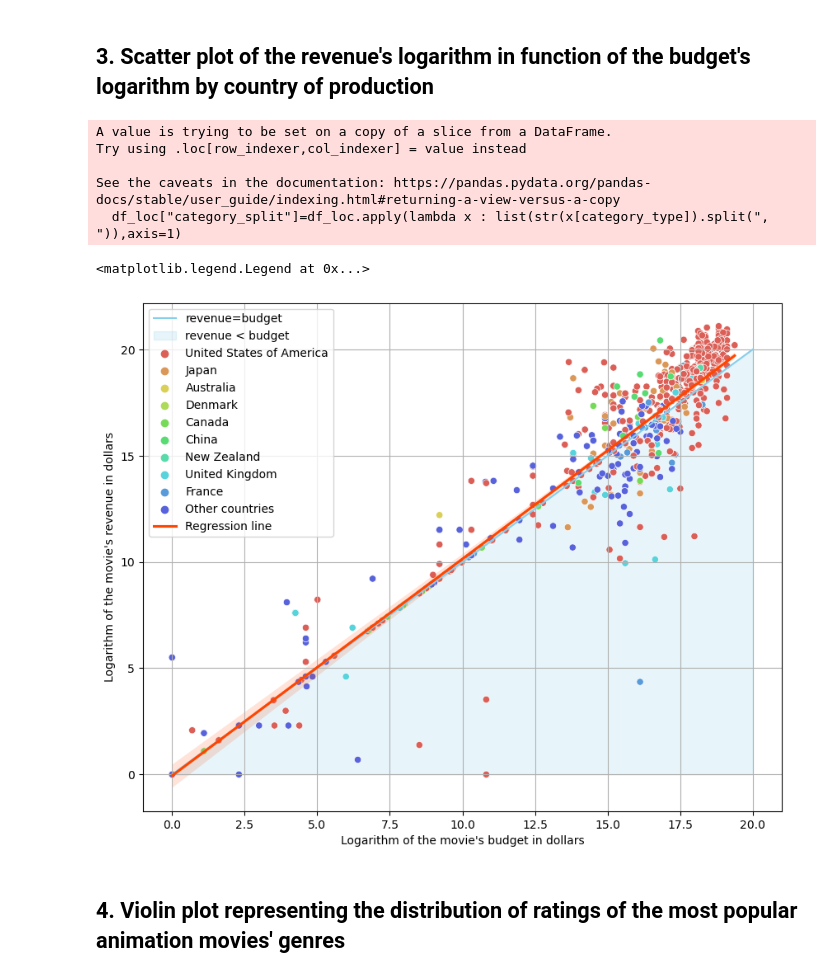
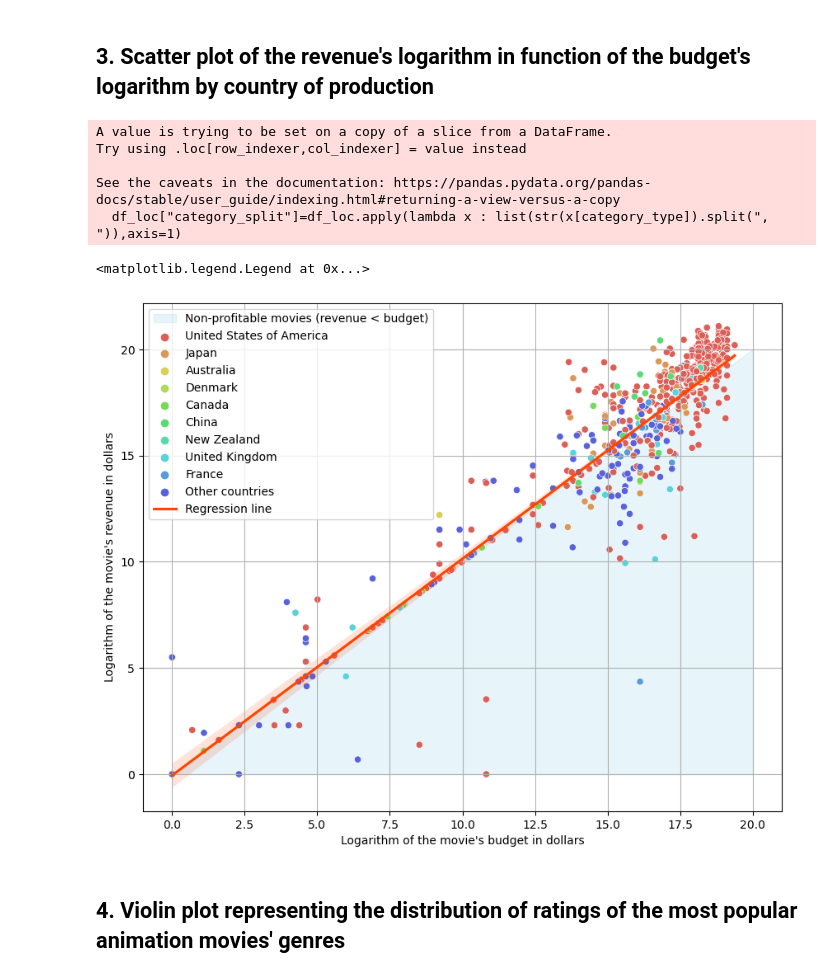
Before and after one commit to raphaelperot/C_task_CS5346, a Jupyter notebook: Task_C.ipynb, the cells around one changed output. Saved outputs shown, nothing was run; the diff lists cells and outputs as text; code cells hidden in the pictures.

```diff
--- a/Task_C.ipynb
+++ b/Task_C.ipynb
@@ -16,7 +16,7 @@ plt.figure(figsize=(8, 8))
 metric_top="revenue"
 metric_y="runtime"
 category_type="production_countries" #"spoken_languages"
-nb_countries=10
+nb_countries=8
 
 df_loc=df[(df["revenue"]!=0)&(df["runtime"]!=0)]
 df_loc["category_split"]=df_loc.apply(lambda x : list(str(x[category_type]).split(", ")),axis=1)
@@ -53,7 +53,7 @@ plt.figure(figsize=(8, 8))
 metric_top="revenue"
 metric_y="runtime"
 category_type="spoken_languages"
-nb_countries=10
+nb_countries=8
 
 df_loc=df[(df["revenue"]!=0)&(df["runtime"]!=0)]
 df_loc["category_split"]=df_loc.apply(lambda x : list(str(x[category_type]).split(", ")),axis=1)
@@ -68,7 +68,7 @@ def aux (country):
     if country in list_top_countries:
         return(country)
     else:
-        return("Other countries")
+        return("Other languages")
 
 df_loc["simplified_language"]=df_loc["category_split"].apply(aux)
 ax =sns.boxplot(x="simplified_language", y=metric_y, data=df_loc,palette=sns.color_palette("hls",n_colors=nb_countries),showfliers=False)
@@ -104,36 +104,36 @@ def aux (country):
     if country in list_top_countries:
         return(country)
     else:
         return("Other countries")
 
 df_loc["simplified_country"]=df_loc["category_split"].apply(aux)
 df_loc=df_loc[df_loc["simplified_country"]!="nan"]
 df_log=df_loc.copy()
 df_log["budget"]=df_log["budget"].apply(np.log)
 df_log["revenue"]=df_log["revenue"].apply(np.log)
 plt.figure(figsize=(10,8))
 x = np.linspace(0, 20, 100)
 y = x
 ## 2. Boxplot representing the distribution of animation movies' durations in minutes by their original language
 # Plot the function
-plt.plot(x, y, label='revenue=budget',c="skyblue")
-plt.fill_between(x,  y, color='skyblue', alpha=0.2, label='revenue < budget')
+# plt.plot(x, y, label='revenue=budget',c="skyblue")
+plt.fill_between(x,  y, color='skyblue', alpha=0.2, label='Non-profitable movies (revenue < budget)')
 
 ax=sns.scatterplot(df_log[~df_log["simplified_country"].isna()],x="budget",y="revenue",hue="simplified_country",palette=sns.color_palette("hls",n_colors=14))
 
 sns.regplot(df_log,x="budget",y="revenue", scatter=False,ax=ax,label="Regression line",color="orangered")
 plt.xlabel("Logarithm of the movie's budget in dollars")
 plt.ylabel("Logarithm of the movie's revenue in dollars")
 plt.grid()
 plt.legend()
 # %% [output]
 A value is trying to be set on a copy of a slice from a DataFrame.
 Try using .loc[row_indexer,col_indexer] = value instead
 
 See the caveats in the documentation: https://pandas.pydata.org/pandas-docs/stable/user_guide/indexing.html#returning-a-view-versus-a-copy
   df_loc["category_split"]=df_loc.apply(lambda x : list(str(x[category_type]).split(", ")),axis=1)
 <matplotlib.legend.Legend at 0x...>
-[figure, old version]
+[figure, new version]
 # %% [markdown]
 ## 4. Violin plot representing the distribution of ratings of the most popular animation movies' genres
 # %% [markdown]
```
Also changed, not shown: parts of 6 cells of this notebook.
